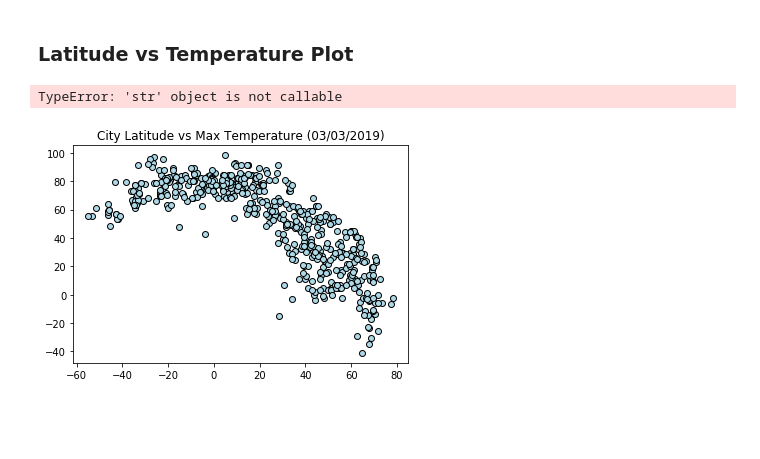
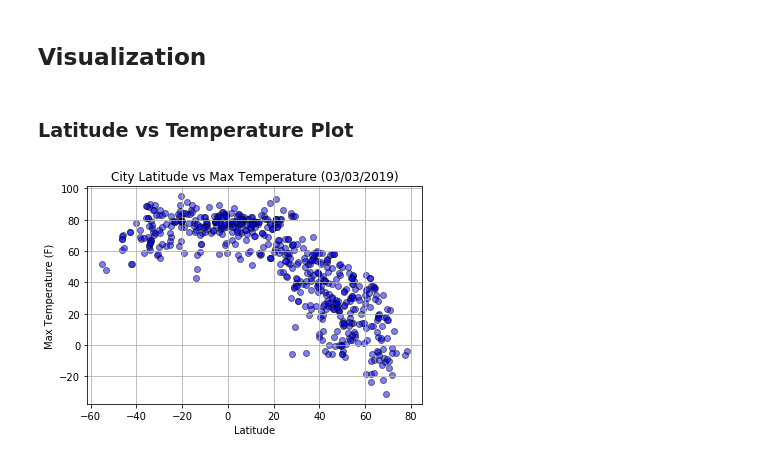
Before and after one commit to AshleyMcGee/api_homework, a Jupyter notebook: weatherpy_homework.ipynb, the cells around one changed output. Saved outputs shown, nothing was run; the diff lists cells and outputs as text; code cells hidden in the pictures; blank space fills up the shorter version.

Commit message:
Add plots to notebook.

```diff
--- a/weatherpy_homework.ipynb
+++ b/weatherpy_homework.ipynb
@@ -171,12 +171,16 @@ weather_df
+# %% [markdown]
+<h2>Visualization</h2>
 # %% [markdown]
 <h3>Latitude vs Temperature Plot</h3>
 # %%
 lat_temp_data = weather_df.groupby('city').mean()
-y_axis = lat_temp_data['max temperature']
-x_axis = lat_temp_data['latitude']
-plt.scatter(x_axis, y_axis, color='lightblue', edgecolor='black')
+y_axis_temp = lat_temp_data['max temperature']
+x_axis_temp = lat_temp_data['latitude']
+plt.scatter(x_axis, y_axis, color='blue', edgecolor='black', alpha=0.5)
+plt.xlabel("Latitude")
+plt.ylabel("Max Temperature (F)")
+plt.grid()
 plt.title("City Latitude vs Max Temperature (03/03/2019)")
 plt.show()
 # %% [output]
-TypeError: 'str' object is not callable
-[figure, old version]
+[figure, new version]
```
Also changed, not shown: parts of 16 cells of this notebook.
